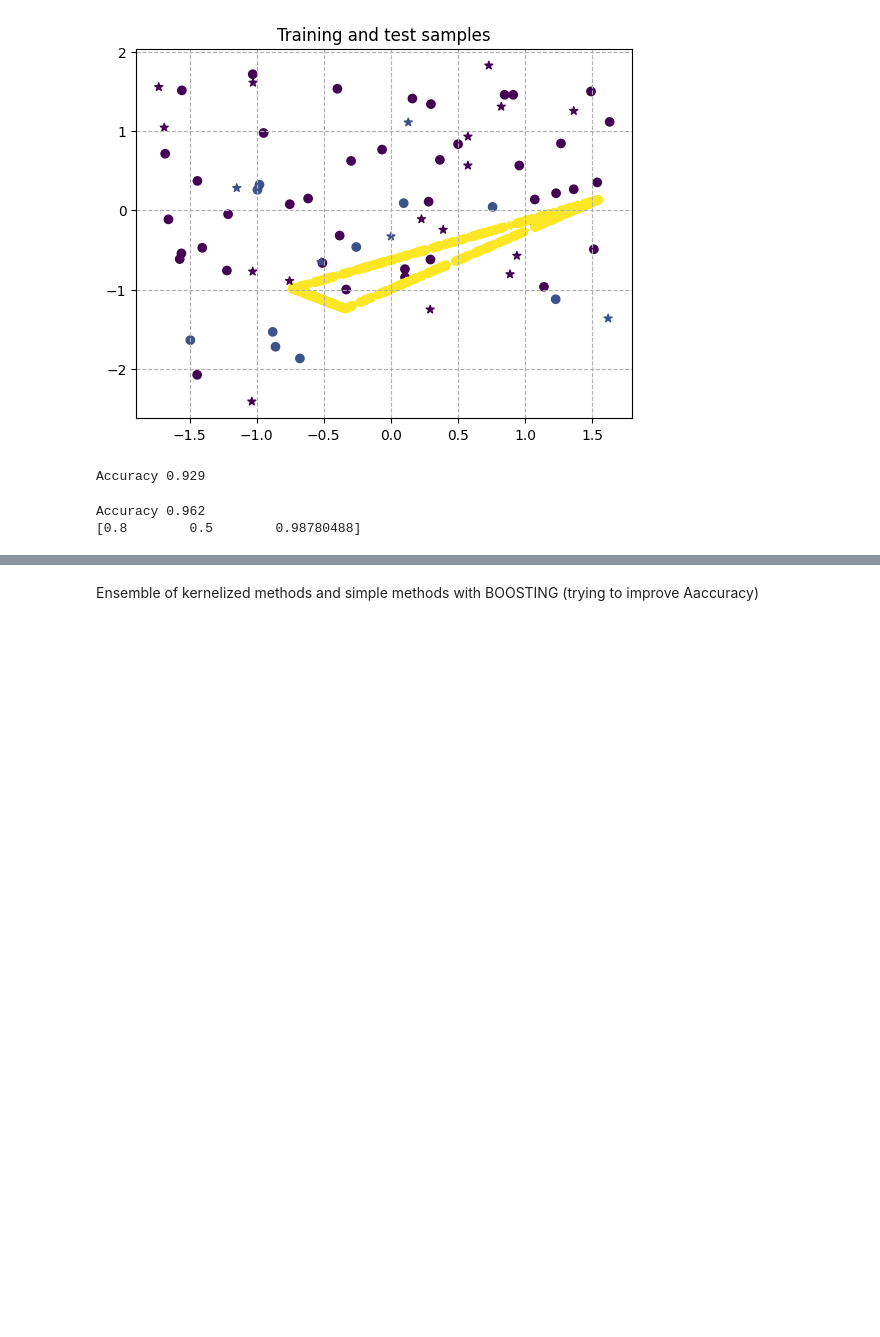
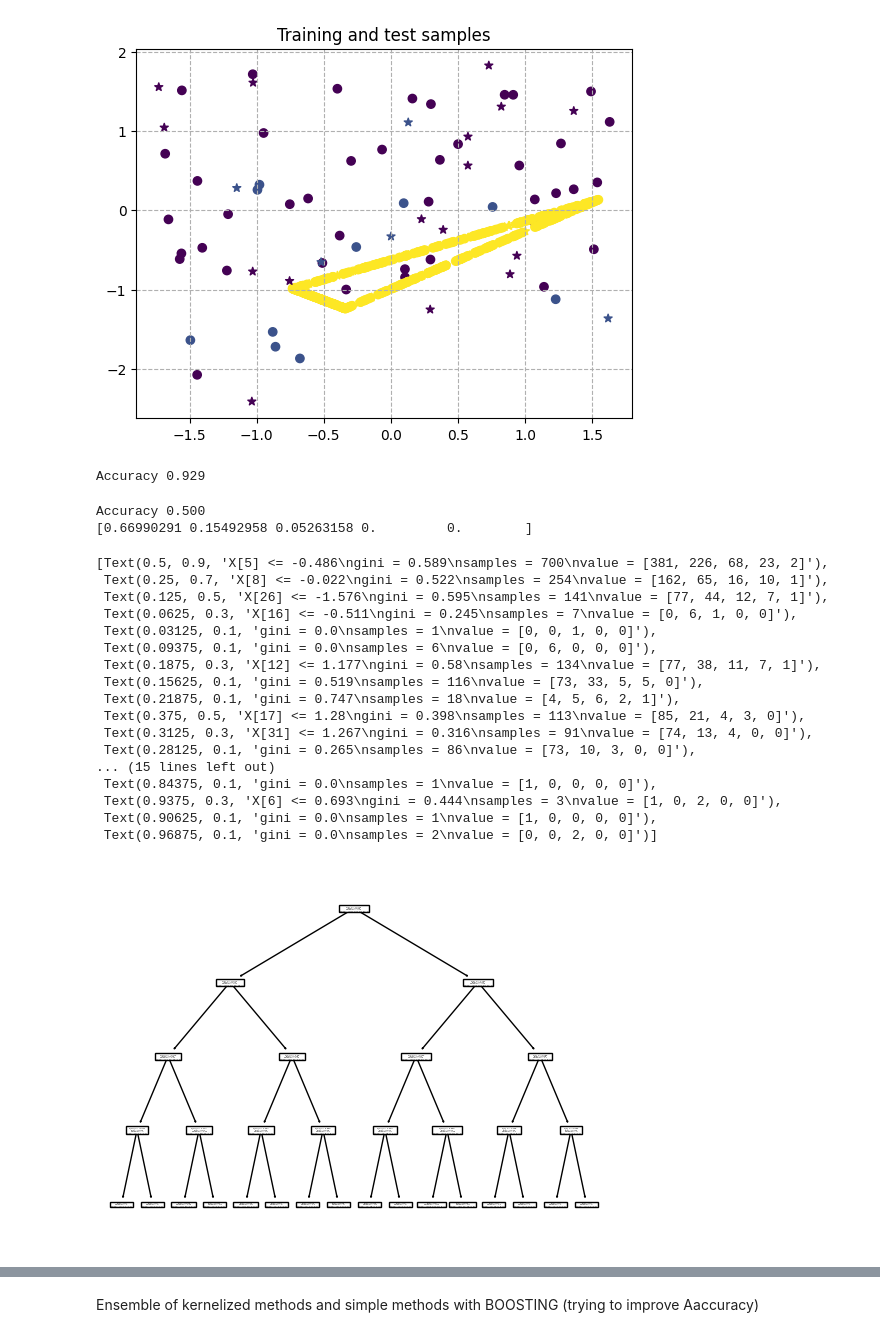
Before and after one commit to francomano/uav, a Jupyter notebook: uav.ipynb, the cells around one changed output, grey strips where cells are left out. Saved outputs shown, nothing was run; the diff lists cells and outputs as text; code cells hidden in the pictures; blank space fills up the shorter version.

```diff
--- a/uav.ipynb
+++ b/uav.ipynb
@@ -113,11 +170,30 @@ Accuracy 0.929
 # %%
 classifier=DecisionTreeClassifier(max_depth=4)
 classifier.fit(X_train, y_train)
 y_pred=classifier.predict(X_test)
 acc = accuracy_score(y_pred, y_test)
 print("Accuracy %.3f" %acc)
 print(sklearn.metrics.f1_score(y_test, y_pred,average=None))
+tree.plot_tree(classifier)
 # %% [output]
-Accuracy 0.962
-[0.8        0.5        0.98780488]
+Accuracy 0.500
+[0.66990291 0.15492958 0.05263158 0.         0.        ]
+[Text(0.5, 0.9, 'X[5] <= -0.486\ngini = 0.589\nsamples = 700\nvalue = [381, 226, 68, 23, 2]'),
+ Text(0.25, 0.7, 'X[8] <= -0.022\ngini = 0.522\nsamples = 254\nvalue = [162, 65, 16, 10, 1]'),
+ Text(0.125, 0.5, 'X[26] <= -1.576\ngini = 0.595\nsamples = 141\nvalue = [77, 44, 12, 7, 1]'),
+ Text(0.0625, 0.3, 'X[16] <= -0.511\ngini = 0.245\nsamples = 7\nvalue = [0, 6, 1, 0, 0]'),
+ Text(0.03125, 0.1, 'gini = 0.0\nsamples = 1\nvalue = [0, 0, 1, 0, 0]'),
+ Text(0.09375, 0.1, 'gini = 0.0\nsamples = 6\nvalue = [0, 6, 0, 0, 0]'),
+ Text(0.1875, 0.3, 'X[12] <= 1.177\ngini = 0.58\nsamples = 134\nvalue = [77, 38, 11, 7, 1]'),
+ Text(0.15625, 0.1, 'gini = 0.519\nsamples = 116\nvalue = [73, 33, 5, 5, 0]'),
+ Text(0.21875, 0.1, 'gini = 0.747\nsamples = 18\nvalue = [4, 5, 6, 2, 1]'),
+ Text(0.375, 0.5, 'X[17] <= 1.28\ngini = 0.398\nsamples = 113\nvalue = [85, 21, 4, 3, 0]'),
+ Text(0.3125, 0.3, 'X[31] <= 1.267\ngini = 0.316\nsamples = 91\nvalue = [74, 13, 4, 0, 0]'),
+ Text(0.28125, 0.1, 'gini = 0.265\nsamples = 86\nvalue = [73, 10, 3, 0, 0]'),
+... (15 lines left out)
+ Text(0.84375, 0.1, 'gini = 0.0\nsamples = 1\nvalue = [1, 0, 0, 0, 0]'),
+ Text(0.9375, 0.3, 'X[6] <= 0.693\ngini = 0.444\nsamples = 3\nvalue = [1, 0, 2, 0, 0]'),
+ Text(0.90625, 0.1, 'gini = 0.0\nsamples = 1\nvalue = [1, 0, 0, 0, 0]'),
+ Text(0.96875, 0.1, 'gini = 0.0\nsamples = 2\nvalue = [0, 0, 2, 0, 0]')]
+[figure, added]
 # %%
```
Also changed, not shown: parts of 4 cells of this notebook.
